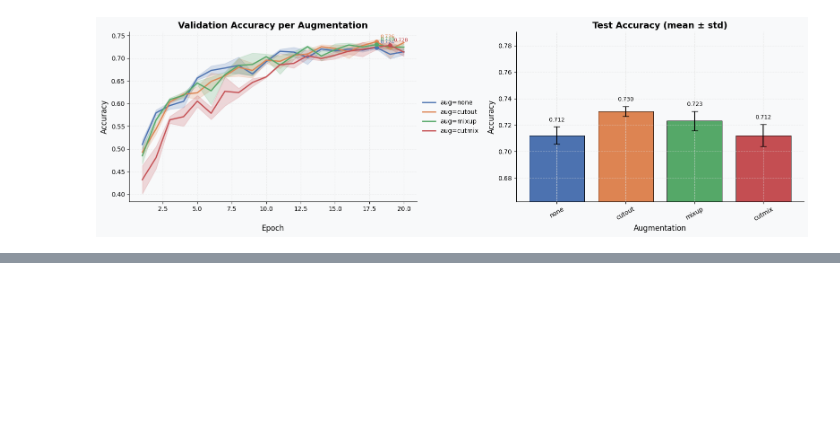
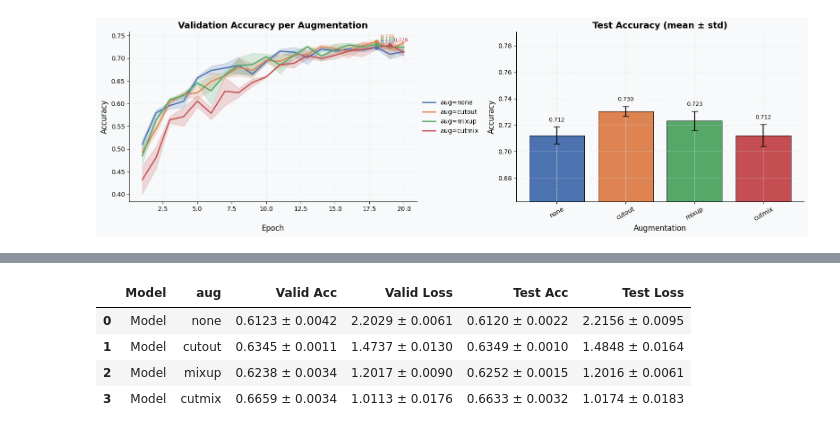
Before and after one commit to nadias03/image-classification-with-CNNs, a Jupyter notebook: experiments/data_augmentation/advanced_data_augmentation.ipynb, the cells around one changed output, grey strips where cells are left out. Drawn from its saved outputs; the diff is of its cells as text; code cells hidden in the pictures; blank space fills up the shorter version.

```diff
--- a/experiments/data_augmentation/advanced_data_augmentation.ipynb
+++ b/experiments/data_augmentation/advanced_data_augmentation.ipynb
@@ -297,0 +351,8 @@ save_results(alexnet_adv_aug_results, "adv_aug_results_alexnet")
+# %%
+print_summary_table(resnet_adv_aug_df, hyperparameter="aug")
+# %% [output]
+|  | Model | aug | Valid Acc | Valid Loss | Test Acc | Test Loss |
+| 0 | Model | none | 0.6123 ± 0.0042 | 2.2029 ± 0.0061 | 0.6120 ± 0.0022 | 2.2156 ± 0.0095 |
+| 1 | Model | cutout | 0.6345 ± 0.0011 | 1.4737 ± 0.0130 | 0.6349 ± 0.0010 | 1.4848 ± 0.0164 |
+| 2 | Model | mixup | 0.6238 ± 0.0034 | 1.2017 ± 0.0090 | 0.6252 ± 0.0015 | 1.2016 ± 0.0061 |
+| 3 | Model | cutmix | 0.6659 ± 0.0034 | 1.0113 ± 0.0176 | 0.6633 ± 0.0032 | 1.0174 ± 0.0183 |
```
Also changed, not shown: parts of 7 cells of this notebook.
